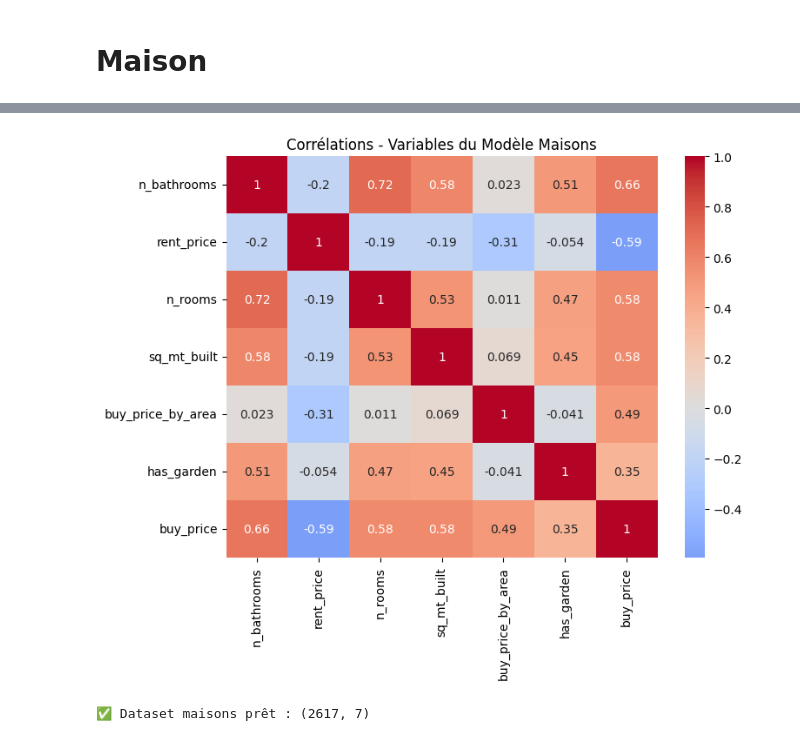
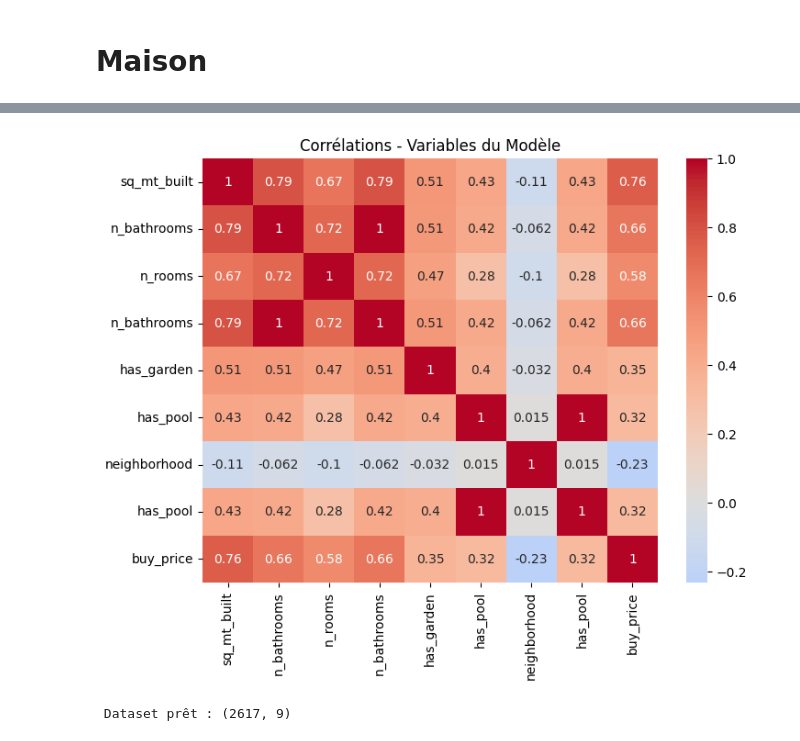
Before and after one commit to bruno-coulet/apartment-hunter, a Jupyter notebook: notebook/analysis.ipynb, the cells around one changed output, grey strips where cells are left out. Cells and saved outputs as stored; diff of their text form; code cells hidden in the pictures.

```diff
--- a/notebook/analysis.ipynb
+++ b/notebook/analysis.ipynb
@@ -1039,56 +1022,33 @@ print(f"📊 {len(df_appartements):,} appartements analysés")
 # %%
-# 7. Dataset pour le modèle - Maisons
+# 6. Dataset pour le modèle - Simple
 
 print("DATASET MODÈLE - MAISONS")
 print("="*40)
 
-# 1. STATISTIQUES DU PRIX DES MAISONS
-prix_maisons = df_maisons['buy_price']
-print(f"Nombre de maisons: {len(prix_maisons):,}")
-print(f"Prix moyen: {prix_maisons.mean():,.0f} €")
-print(f"Prix médian: {prix_maisons.median():,.0f} €")
+# Variables importantes
+variables_model = [
+    'sq_mt_built',
+    'n_bathrooms',
+    'n_rooms',
+    'n_bathrooms',
+    'has_garden',
+    'has_pool',
+    'neighborhood',
+    'has_pool'
+]
 
-# 2. TOP CORRÉLATIONS AVEC LE PRIX
-vars_num_maisons = df_maisons.select_dtypes(include=[np.number]).columns.tolist()
-vars_num_maisons = [v for v in vars_num_maisons if v != 'buy_price']
+print(f"Variables sélectionnées : {len(variables_model)}")
 
-# Calculer les corrélations
-correlations = []
-for var in vars_num_maisons:
-    try:
-        corr = df_maisons['buy_price'].corr(df_maisons[var])
-        if not np.isnan(corr):
-            correlations.append((var, corr))
-    except:
-        continue
+# Créer le dataset modèle
+df_maisons_model = df_maisons[variables_model + ['buy_price']].copy()
 
-# Top variables
-correlations_sorted = sorted(correlations, key=lambda x: abs(x[1]), reverse=True)
-top_vars = [var for var, corr in correlations_sorted if abs(corr) > 0.2]
+# Heatmap simple
+plt.figure(figsize=(8, 6))
+sns.heatmap(df_maisons_model.corr(), annot=True, cmap='coolwarm', center=0)
+plt.title('Corrélations - Variables du Modèle')
+plt.show()
 
-print(f"\nTop variables corrélées (> 0.2):")
-for var, corr in correlations_sorted[:8]:
-    if abs(corr) > 0.2:
-        print(f"  • {var}: {corr:+.3f}")
-
-# 3. Dataset modèle maisons
-if len(top_vars) >= 4:  # Au moins 4 variables importantes
-    variables_model_maisons = top_vars[:6]  # Prendre les 6 meilleures
-else:
-    variables_model_maisons = top_vars  # Prendre toutes celles disponibles
-
-if variables_model_maisons:
-    df_maisons_model = df_maisons[variables_model_maisons + ['buy_price']].copy()
-
-    # Heatmap simple
-    plt.figure(figsize=(8, 6))
-    sns.heatmap(df_maisons_model.corr(), annot=True, cmap='coolwarm', center=0)
-    plt.title('Corrélations - Variables du Modèle Maisons')
-    plt.show()
-
-    print(f"\n✅ Dataset maisons prêt : {df_maisons_model.shape}")
-else:
-    print("\n⚠️ Pas assez de variables significatives pour les maisons")
+print(f" Dataset prêt : {df_maisons_model.shape}")
 # %% [output]
 DATASET MODÈLE - MAISONS
 ========================================
@@ -1108,2 +1056,2 @@ Top variables corrélées (> 0.2):
-[figure, old version]
+[figure, new version]
-✅ Dataset maisons prêt : (2617, 7)
+ Dataset prêt : (2617, 9)
```
Also changed, not shown: parts of 7 cells of this notebook, 2 other files.
